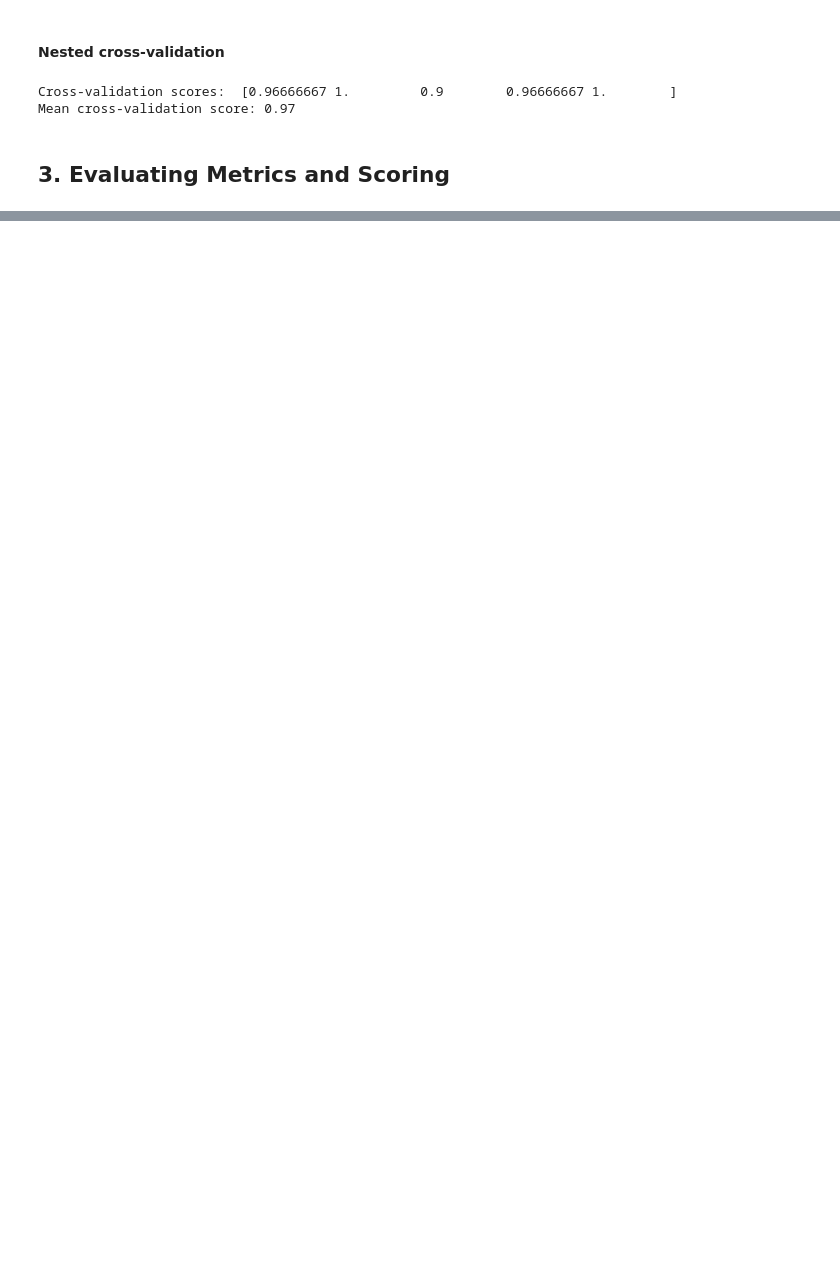
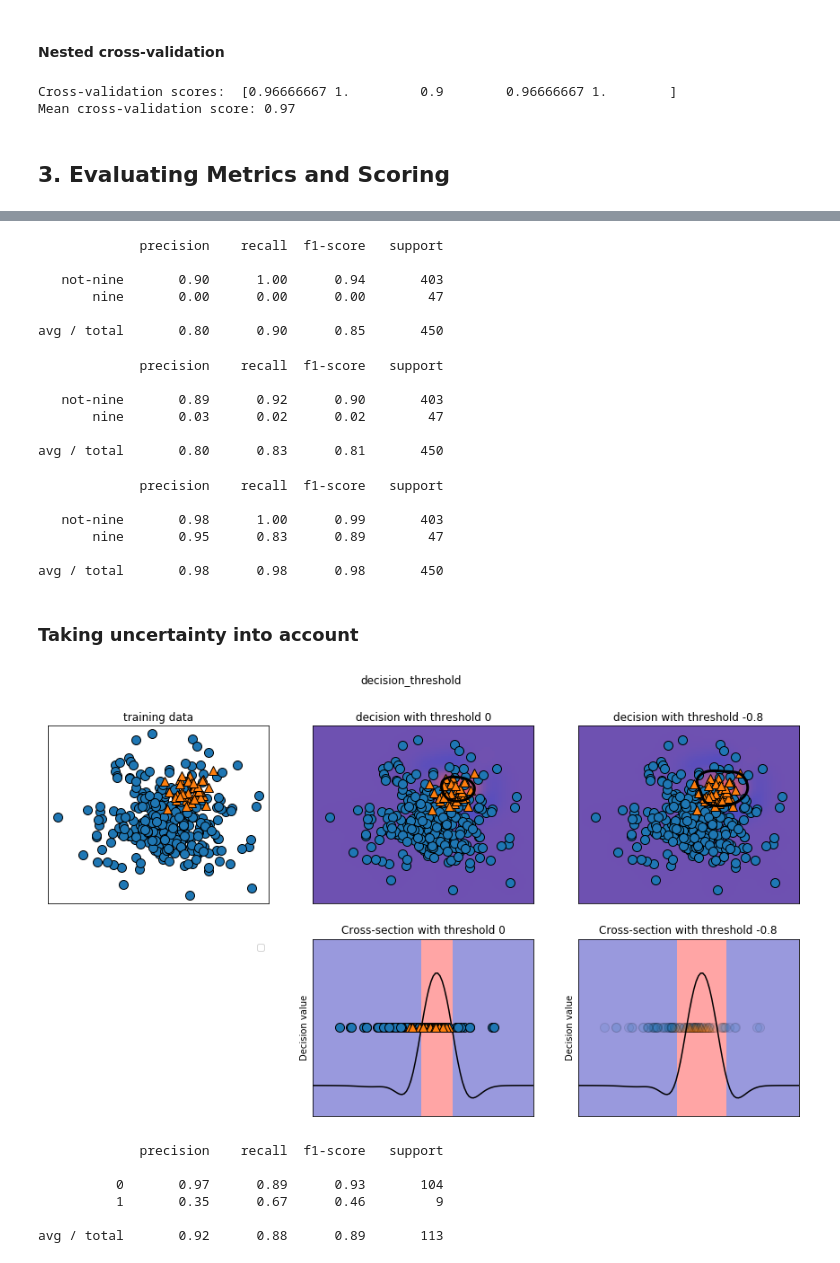
Before and after one commit to Schnell5/ML, a Jupyter notebook: notebooks/Python_ML_1.ipynb, the cells around one changed output, grey strips where cells are left out. Saved outputs shown, nothing was run; the diff lists cells and outputs as text; code cells hidden in the pictures; blank space fills up the shorter version.

```diff
--- a/notebooks/Python_ML_1.ipynb
+++ b/notebooks/Python_ML_1.ipynb
@@ -1052,0 +1171,30 @@ Mean cross-validation score: 0.97
+# %%
+from sklearn.metrics import classification_report
+print(classification_report(y_test, pred_most_frequent, target_names=["not-nine", "nine"]))
+# %% [output]
+             precision    recall  f1-score   support
+
+   not-nine       0.90      1.00      0.94       403
+       nine       0.00      0.00      0.00        47
+
+avg / total       0.80      0.90      0.85       450
+# %%
+print(classification_report(y_test, pred_dummy, target_names=["not-nine", "nine"]))
+# %% [output]
+             precision    recall  f1-score   support
+
+   not-nine       0.89      0.92      0.90       403
+       nine       0.03      0.02      0.02        47
+
+avg / total       0.80      0.83      0.81       450
+# %%
+print(classification_report(y_test, pred_logreg, target_names=["not-nine", "nine"]))
+# %% [output]
+             precision    recall  f1-score   support
+
+   not-nine       0.98      1.00      0.99       403
+       nine       0.95      0.83      0.89        47
+
+avg / total       0.98      0.98      0.98       450
+# %% [markdown]
+### Taking uncertainty into account
@@ -1052,0 +1206,13 @@ Mean cross-validation score: 0.97
+# %%
+mglearn.plots.plot_decision_threshold()
+# %% [output]
+[figure, added]
+# %%
+print(classification_report(y_test, svc.predict(X_test)))
+# %% [output]
+             precision    recall  f1-score   support
+
+          0       0.97      0.89      0.93       104
+          1       0.35      0.67      0.46         9
+
+avg / total       0.92      0.88      0.89       113
```
Also changed, not shown: parts of 57 cells of this notebook.
